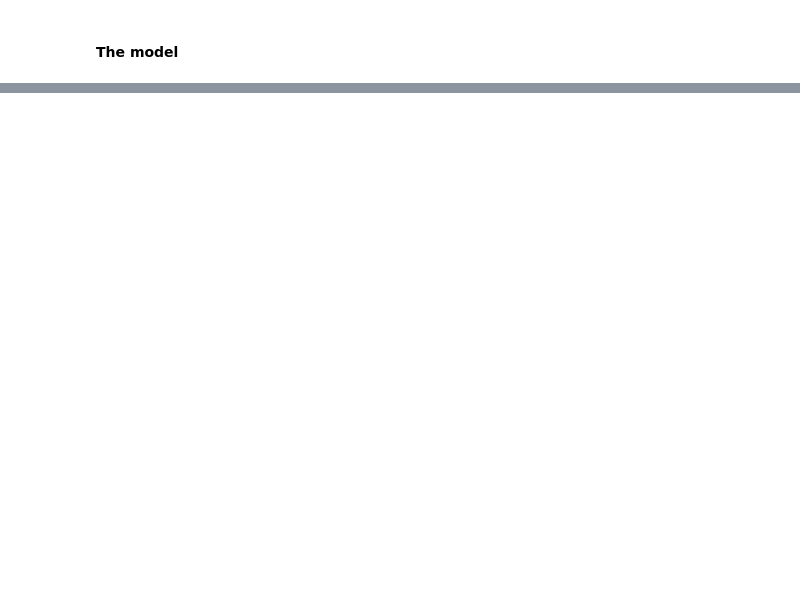
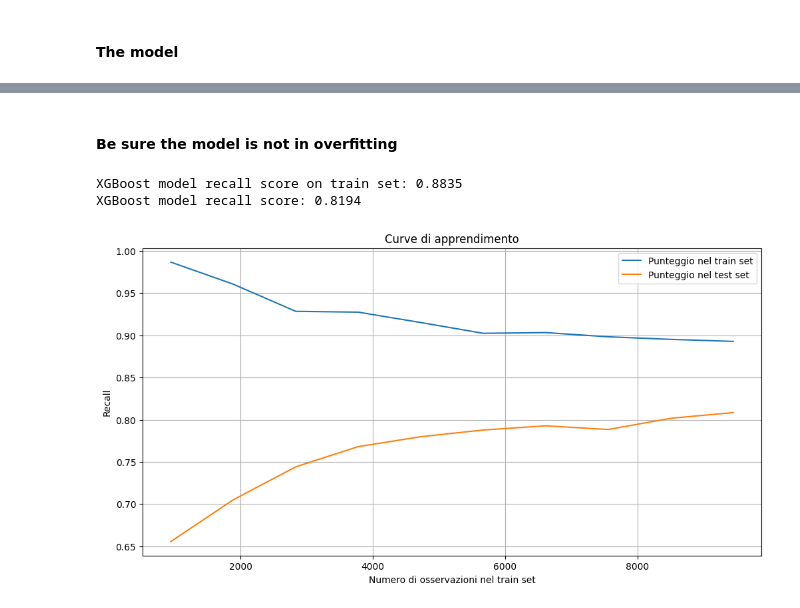
Before and after one commit to mariateresa6/Interpretable-Machine-Learning-on-AIDS-dataset, a Jupyter notebook: predictions.ipynb, the cells around one changed output, grey strips where cells are left out. Drawn from its saved outputs; the diff is of its cells as text; code cells hidden in the pictures; blank space fills up the shorter version.

```diff
--- a/predictions.ipynb
+++ b/predictions.ipynb
@@ -119,0 +115,36 @@ XGBoost model accuracy score: 0.5762
+# %% [markdown]
+#### Be sure the model is not in overfitting
+# %%
+y_pred_train = xgb_clf_best.predict(X_train)
+recall_train = recall_score(y_train, y_pred_train)
+print('XGBoost model recall score on train set: {0:0.4f}'.format(recall_train))
+print('XGBoost model recall score: {0:0.4f}'.format(recall))
+
+from sklearn.model_selection import learning_curve
+from sklearn.metrics import make_scorer, recall_score
+
+# learning curve
+def plot_learning_curve(estimator, X, y, cv=10, train_sizes=np.linspace(0.1, 1.0, 10)):
+    recall_scorer = make_scorer(recall_score)
+    train_sizes, train_scores, validation_scores = learning_curve(
+        estimator, X, y, cv=cv, scoring=recall_scorer, train_sizes=train_sizes)
+
+    train_scores_mean = np.mean(train_scores, axis=1)
+    validation_scores_mean = np.mean(validation_scores, axis=1)
+
+    plt.figure(figsize=(12, 6))
+    plt.plot(train_sizes, train_scores_mean, label='Punteggio nel train set')
+    plt.plot(train_sizes, validation_scores_mean, label='Punteggio nel test set')
+    plt.ylabel('Recall')
+    plt.xlabel('Numero di osservazioni nel train set')
+    plt.title('Curve di apprendimento')
+    plt.legend()
+    plt.grid()
+    plt.show()
+
+# Tracciare le learning curve
+plot_learning_curve(xgb_clf_best, X_train, y_train, cv=10)
+# %% [output]
+XGBoost model recall score on train set: 0.8835
+XGBoost model recall score: 0.8194
+[figure, added]
```
Also changed, not shown: parts of 5 cells of this notebook, 3 other files.
